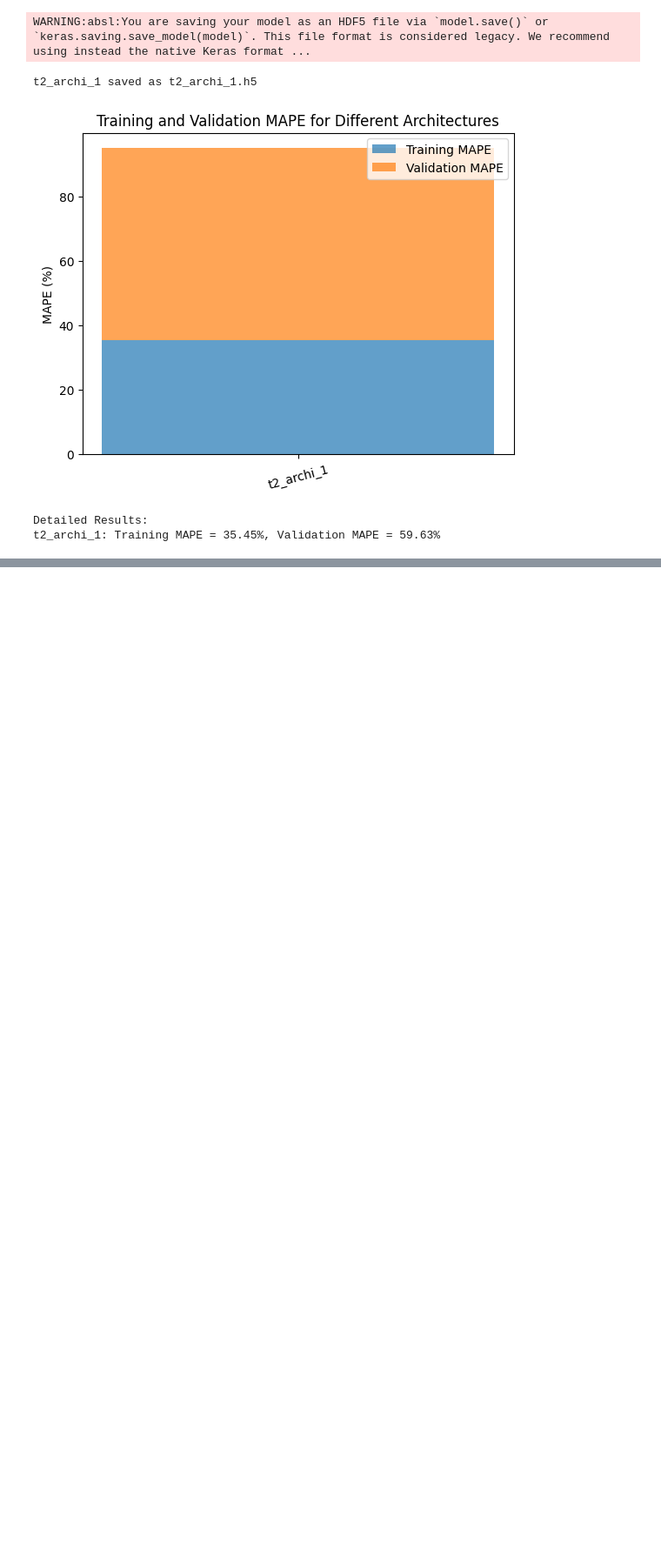
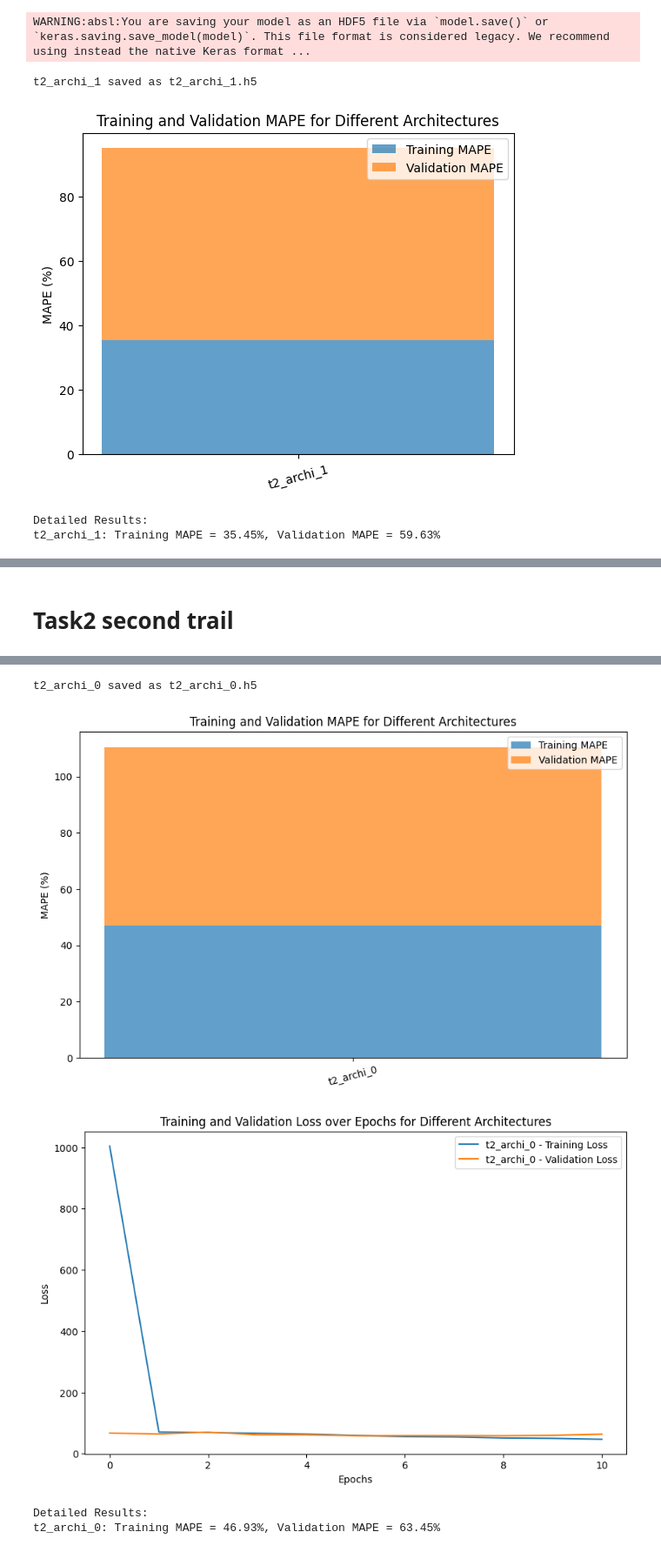
Before and after one commit to cddaaaa1/deep-learning-course, a Jupyter notebook: 02_CNN_Introduction.ipynb, the cells around one changed output, grey strips where cells are left out. Shown at 87% size. Cells and saved outputs as stored; diff of their text form; code cells hidden in the pictures; blank space fills up the shorter version.

```diff
--- a/02_CNN_Introduction.ipynb
+++ b/02_CNN_Introduction.ipynb
@@ -2660,0 +2676,2 @@ AttributeError: 'tuple' object has no attribute 'history'
+# %% [markdown]
+# Task2 second trail
@@ -2660,0 +2717,59 @@ AttributeError: 'tuple' object has no attribute 'history'
+# %%
+def t2_archi_0():
+    model = Sequential()
+    model.add(Conv2D(32, (3, 3), padding='same', input_shape=(64, 64, 3)))
+    model.add(Activation('relu'))
+    model.add(MaxPooling2D(pool_size=(2, 2))) # 16x16
+    model.add(Conv2D(32, (3, 3), padding='same'))
+    model.add(Activation('relu'))
+    model.add(MaxPooling2D(pool_size=(2, 2)))
+    model.add(Flatten())
+    model.add(Dense(128,activation='relu'))
+    model.add(Dense(1, activation='linear'))
+    return model
+
+# Collect results
+results = {}
+histories = {}
+architectures = {
+    "t2_archi_0": t2_archi_0,
+}
+
+for name, model_fn in architectures.items():
+    history = create_and_train_model_t2(name, model_fn, epochs=100)
+    histories[name] = history
+    train_mape = history.history['mean_absolute_percentage_error'][-1]
+    val_mape = history.history['val_mean_absolute_percentage_error'][-1]
+    results[name] = {'train_mape': train_mape, 'val_mape': val_mape}
+
+names = list(results.keys())
+train_mape = [results[name]['train_mape'] for name in names]
+val_mape = [results[name]['val_mape'] for name in names]
+
+# Plot Training and Validation MAPE
+plt.figure(figsize=(10, 6))
+plt.bar(names, train_mape, label='Training MAPE', alpha=0.7)
+plt.bar(names, val_mape, label='Validation MAPE', alpha=0.7, bottom=train_mape)
+plt.ylabel('MAPE (%)')
+plt.title('Training and Validation MAPE for Different Architectures')
+plt.xticks(rotation=15)
+plt.legend()
+plt.show()
+
+# Plot Training and Validation Loss over Epochs
+plt.figure(figsize=(10, 6))
+for name, history in histories.items():
+    plt.plot(history.history['loss'], label=f'{name} - Training Loss')
+    plt.plot(history.history['val_loss'], label=f'{name} - Validation Loss')
+
+plt.xlabel('Epochs')
+plt.ylabel('Loss')
+plt.title('Training and Validation Loss over Epochs for Different Architectures')
+plt.legend()
+plt.show()
+
+# Print detailed results
+print("\nDetailed Results:")
+for name, metrics in results.items():
+    print(f"{name}: Training MAPE = {metrics['train_mape']:.2f}%, Validation MAPE = {metrics['val_mape']:.2f}%")
+# %% [output]
@@ -2660,0 +2794,5 @@ AttributeError: 'tuple' object has no attribute 'history'
+t2_archi_0 saved as t2_archi_0.h5
+[figure, added]
+[figure, added]
+Detailed Results:
+t2_archi_0: Training MAPE = 46.93%, Validation MAPE = 63.45%
```
Also changed, not shown: parts of 23 cells of this notebook.
